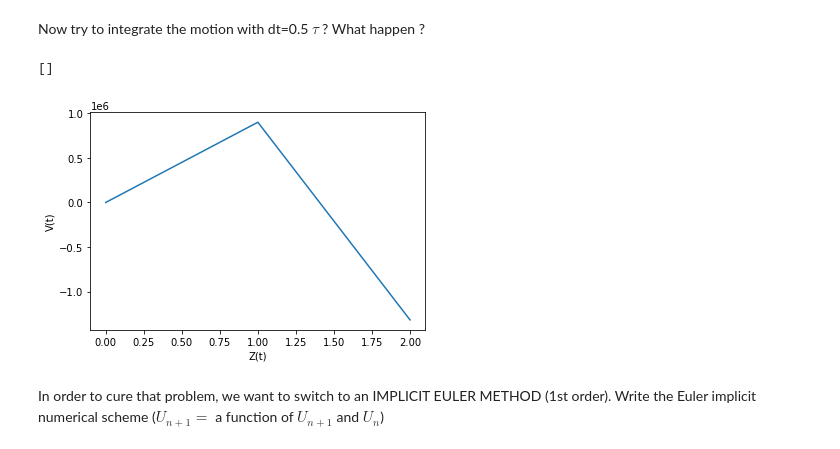
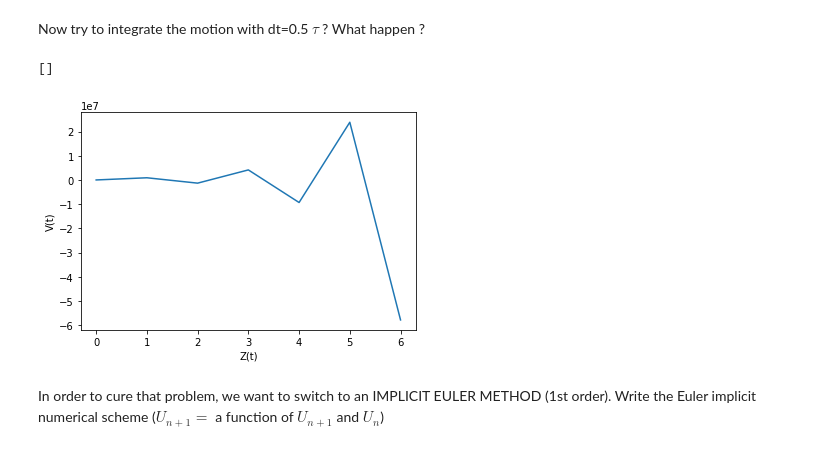
Before and after one commit to fhernandez93/Lecture-5-ODE-PPM, a Jupyter notebook: ODE Training.ipynb, the cells around one changed output. Cells and saved outputs as stored; diff of their text form; code cells hidden in the pictures.

```diff
--- a/ODE Training.ipynb
+++ b/ODE Training.ipynb
@@ -609,15 +610,15 @@ tau= 183721 s for V_z= 130040 m/s
 # %% [markdown]
 Now try to integrate the motion with dt=0.5 $\tau$  ? What happen ?
 # %%
-solutions_tau = euler_force(0.5*tau, [0,100000],0.0,0)
+solutions_tau = euler_force(0.5*tau, [0,500000],0.0,0)
 plt.plot(solutions_tau['time_steps'],solutions_tau['Vz_t'])
 plt.xlabel('Z(t)')
 plt.ylabel('V(t)')
 plt.plot()
 #inflection point when V_z is max
 # %% [output]
 []
-[figure, old version]
+[figure, new version]
 # %% [markdown]
 In order to cure that problem, we want to switch to an IMPLICIT EULER METHOD (1st order).
 Write the Euler implicit numerical scheme  ($U_{n+1}=$ a function of $U_{n+1}$ and $U_n$)
```
Also changed, not shown: parts of 11 cells of this notebook.
